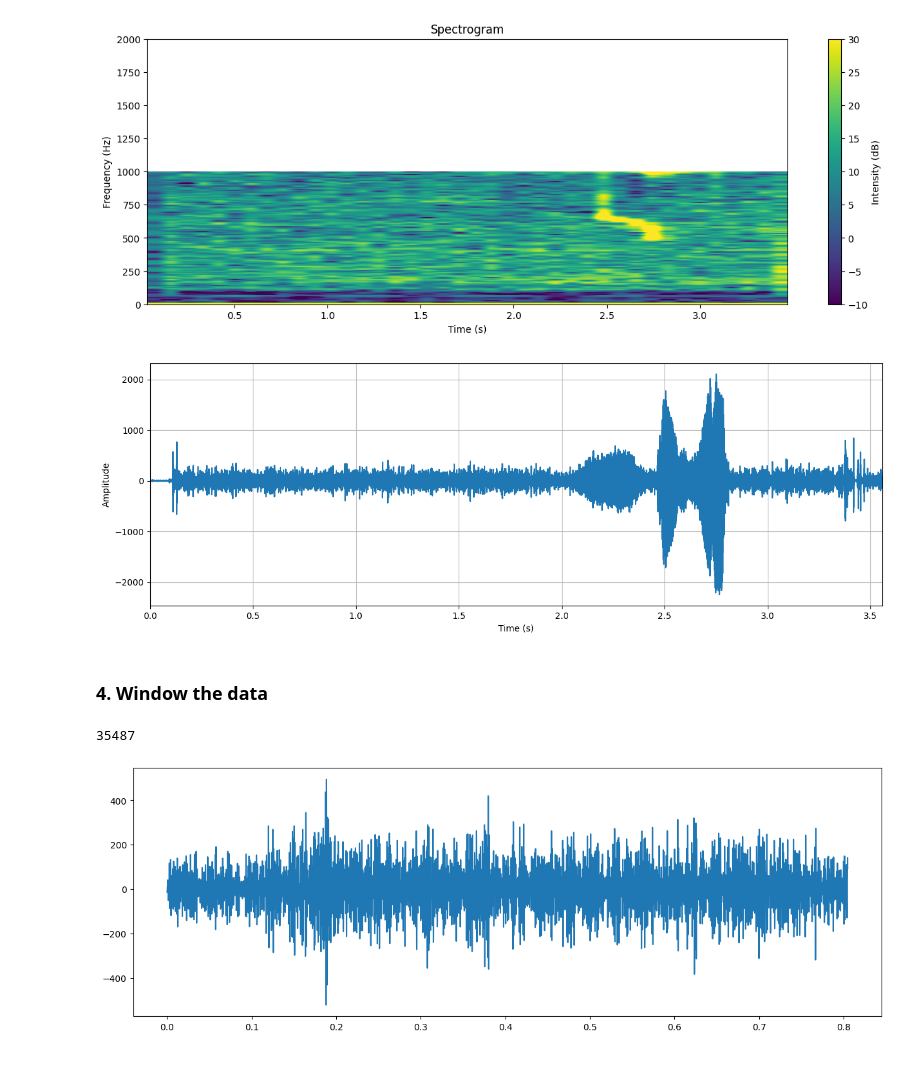
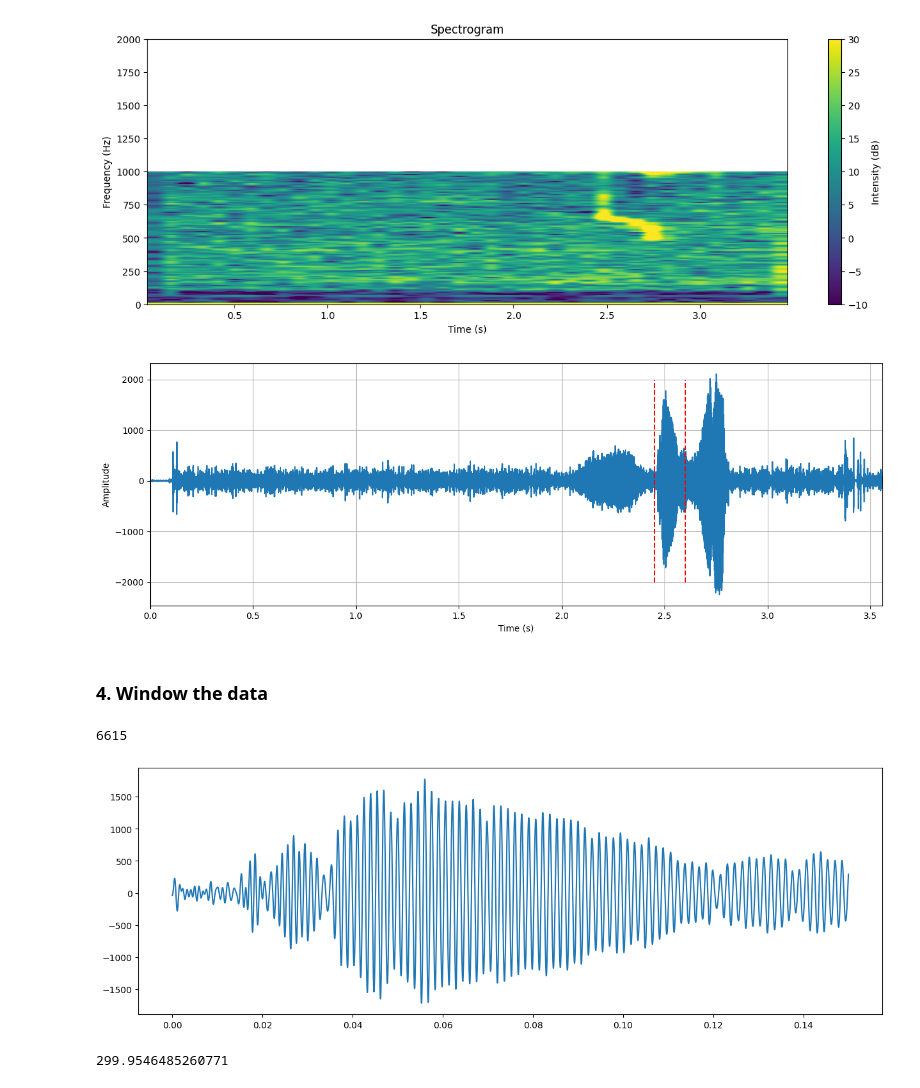
Before and after one commit to bradlipovsky/interferometry-for-orcas, a Jupyter notebook: make-templates.ipynb, the cells around one changed output. Saved outputs shown, nothing was run; the diff lists cells and outputs as text; code cells hidden in the pictures.

```diff
--- a/make-templates.ipynb
+++ b/make-templates.ipynb
@@ -123,8 +123,9 @@ plt.plot(times, filtered_data) ##if multi-channel
 plt.xlabel('Time (s)')
 plt.ylabel('Amplitude')
 plt.xlim(times[0], times[-1])
-t0 = 12.5781
-t1 = 13.3828
+t0 = 2.45
+# t1 = 2.85
+t1=2.6
 # plt.xlim(10,20)
 plt.plot(t0*np.ones(2), [-2000, 2000], 'r--', label='t0')
 plt.plot(t1*np.ones(2), [-2000, 2000], 'r--', label='t1')
@@ -133,20 +134,25 @@ plt.plot(t1*np.ones(2), [-2000, 2000], 'r--', label='t1')
 plt.grid()
 plt.show()
 # %% [output]
-[figure, old version]
+[figure, new version]
 # %% [markdown]
 ### 4. Window the data
 # %%
+
 windowed_data = filtered_data[int(t0*sample_rate):int(t1*sample_rate)]
 windowed_times = np.arange(len(windowed_data)) / sample_rate
 # Plot the windowed waveform
 plt.figure(figsize=(15, 5))
-plt.plot(windowed_times, windowed_data[:,0]) ##if multi-channel
+plt.plot(windowed_times, windowed_data) ##if multi-channel
 
 print(len(windowed_data))
 # %% [output]
-35487
+6615
-[figure, old version]
+[figure, new version]
 # %%
 # Save the template (windowed, filtered, and downsampled) to a npz file
 np.savez('template.npz', data=windowed_data, time=windowed_times)
+# %%
+windowed_times[-1] * 2000
+# %% [output]
+299.9546485260771
```
Also changed, not shown: 1 other file.
